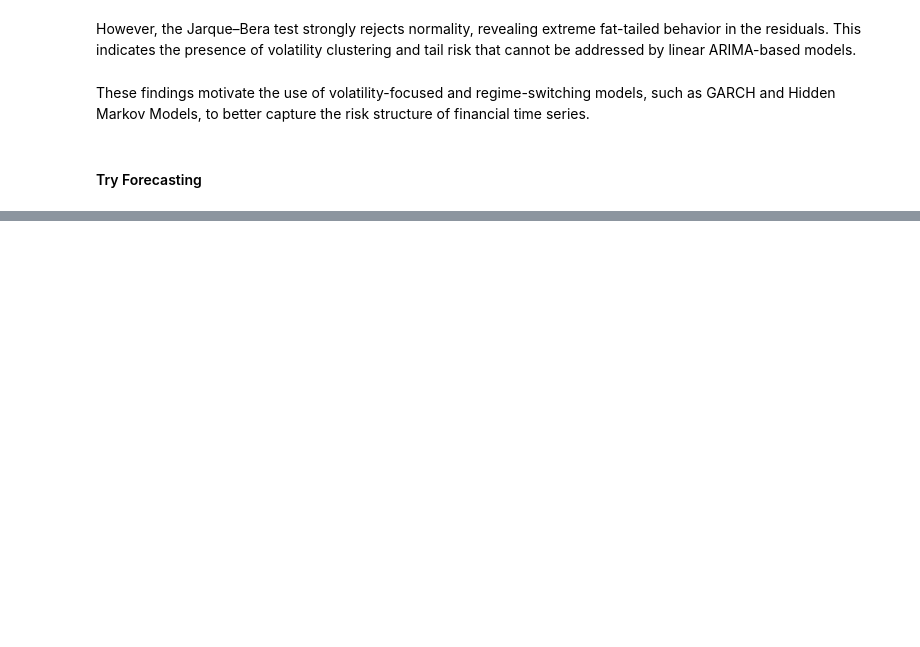
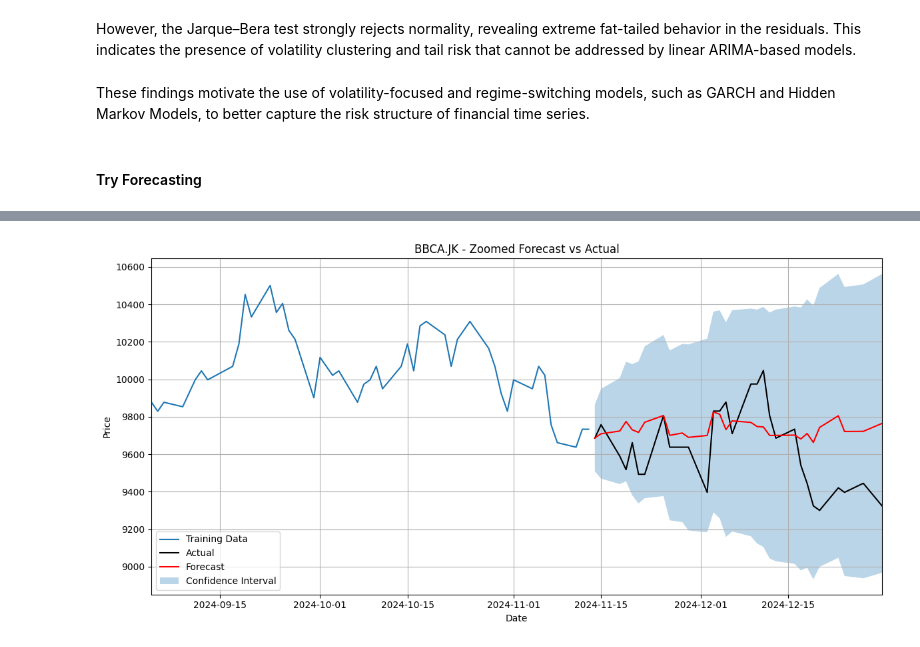
Before and after one commit to billycemerson/quantitative-finance-project, a Jupyter notebook: 02_traditional_ts/arima_family.ipynb, the cells around one changed output, grey strips where cells are left out. Cells and saved outputs as stored; diff of their text form; code cells hidden in the pictures; blank space fills up the shorter version.

```diff
--- a/02_traditional_ts/arima_family.ipynb
+++ b/02_traditional_ts/arima_family.ipynb
@@ -399,9 +423,11 @@ df.head()
 # %%
 prices = df.copy()
-
 # Ensure datetime index
 prices = prices.tz_localize(None)
 prices.index = pd.DatetimeIndex(prices.index).to_period(freq='B')
+# Fill NaNs introduced by the PeriodIndex conversion
+prices = prices.fillna(method='ffill')
 
-# Target variable (example: Close price)
+# variable define
 y = prices['price']
+exog = prices['market_return']
@@ -521,3 +588,14 @@ plot_forecast_vs_actual(
+# %%
+plot_forecast_zoomed(
+    train_data,
+    test_data,
+    forecast,
+    conf_int,
+    ticker,
+    zoom_window=50
+)
+# %% [output]
+[figure, added]
 # %%
 from sklearn.metrics import mean_squared_error, mean_absolute_percentage_error
 import numpy as np
```
Also changed, not shown: parts of 24 cells of this notebook.
